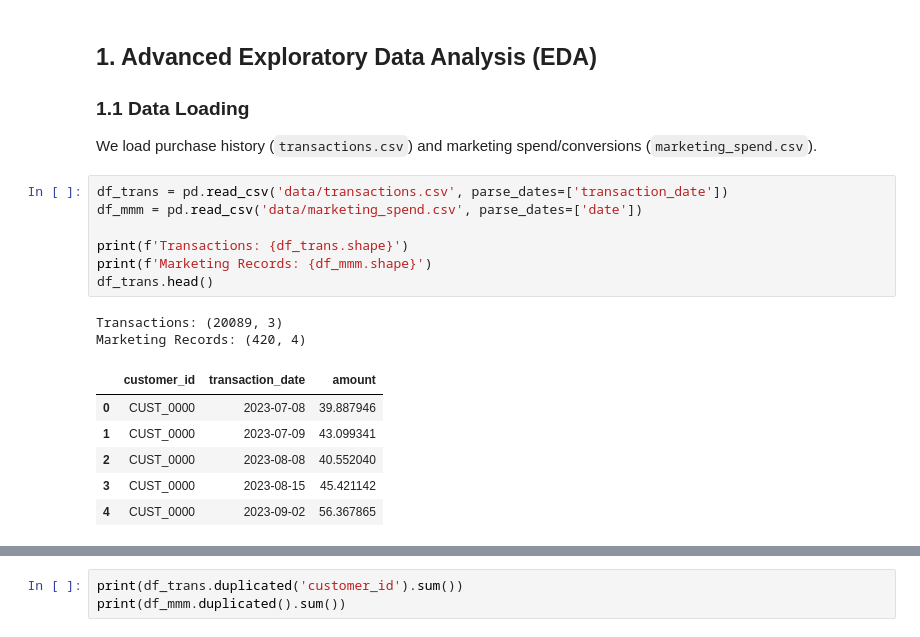
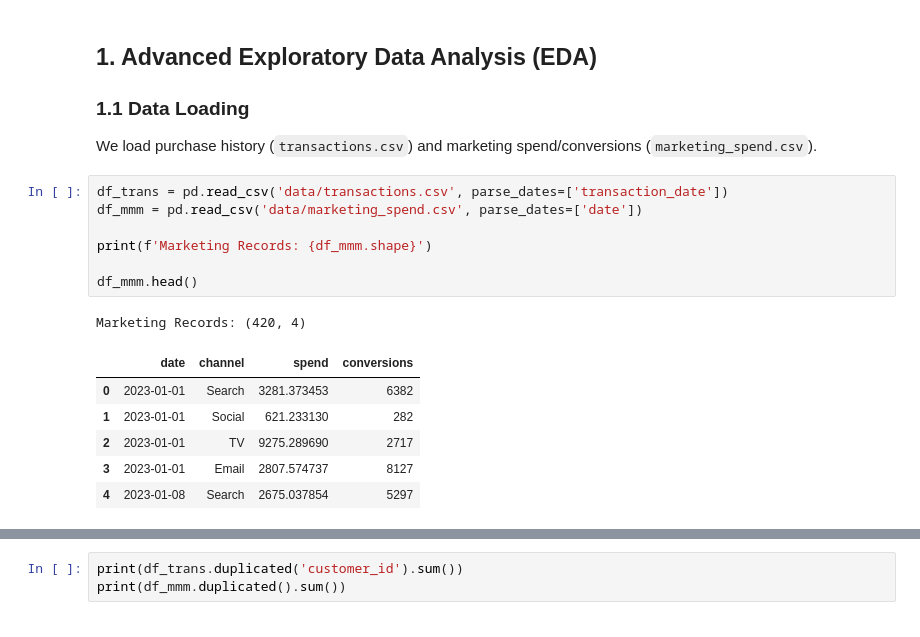
Before and after one commit to ashokaku/Advanced-Analytics-CLV-Media-Mix-Modeling, a Jupyter notebook: kenvue_analytics_master_project1.ipynb, the cells around one changed output, grey strips where cells are left out. Saved outputs shown, nothing was run; the diff lists cells and outputs as text.

```diff
--- a/kenvue_analytics_master_project1.ipynb
+++ b/kenvue_analytics_master_project1.ipynb
@@ -42,16 +42,15 @@ We load purchase history (`transactions.csv`) and marketing spend/conversions (`
 # %%
 df_trans = pd.read_csv('data/transactions.csv', parse_dates=['transaction_date'])
 df_mmm = pd.read_csv('data/marketing_spend.csv', parse_dates=['date'])
 
-print(f'Transactions: {df_trans.shape}')
 print(f'Marketing Records: {df_mmm.shape}')
-df_trans.head()
+
+df_mmm.head()
 # %% [output]
-Transactions: (20089, 3)
 Marketing Records: (420, 4)
-|  | customer_id | transaction_date | amount |
-| 0 | CUST_0000 | 2023-07-08 | 39.887946 |
-| 1 | CUST_0000 | 2023-07-09 | 43.099341 |
-| 2 | CUST_0000 | 2023-08-08 | 40.552040 |
-| 3 | CUST_0000 | 2023-08-15 | 45.421142 |
-| 4 | CUST_0000 | 2023-09-02 | 56.367865 |
+|  | date | channel | spend | conversions |
+| 0 | 2023-01-01 | Search | 3281.373453 | 6382 |
+| 1 | 2023-01-01 | Social | 621.233130 | 282 |
+| 2 | 2023-01-01 | TV | 9275.289690 | 2717 |
+| 3 | 2023-01-01 | Email | 2807.574737 | 8127 |
+| 4 | 2023-01-08 | Search | 2675.037854 | 5297 |
```
Also changed, not shown: parts of 14 cells of this notebook.
